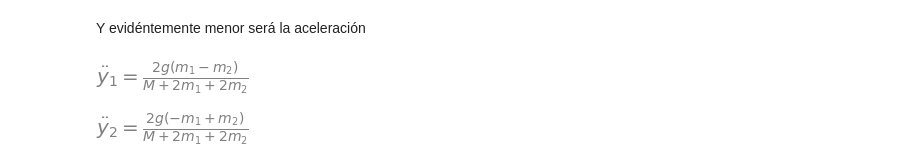
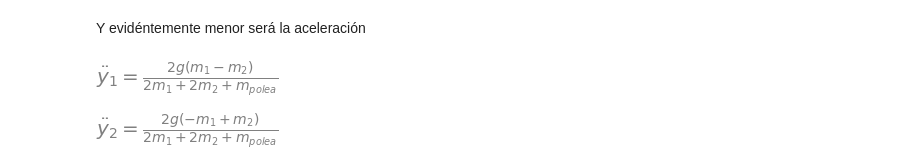
Before and after one commit to unlam/ComputationalAnalyticalMechanics, a Jupyter notebook: 04Constraints/atwoodConstraint.ipynb, the cells around one changed output. Saved outputs shown, nothing was run; the diff lists cells and outputs as text; code cells hidden in the pictures.

```diff
--- a/04Constraints/atwoodConstraint.ipynb
+++ b/04Constraints/atwoodConstraint.ipynb
@@ -153,8 +151,10 @@ def energíaPotencialGravitatoria(masa, posición, aceleracionGravitatoria):
 # %%
 # Energía potencial
 g_vector = g* (-e.y) # aceleración gravitatoria en -y versor
-m1_V = energíaPotencialGravitatoria(m1, m1_r, g_vector)
-m2_V = energíaPotencialGravitatoria(m2, m2_r, g_vector)
-V = sym.Eq(sym.Symbol('V'), m1_V.rhs + m2_V.rhs ).simplify()
+pesa1_V = energíaPotencialGravitatoria(m1, pesa1_r, g_vector)
+pesa2_V = energíaPotencialGravitatoria(m2, pesa2_r, g_vector)
+V = sm.Eq(
+  pesa1_V.lhs,
+  pesa1_V.rhs + pesa2_V.rhs ).simplify()
 V
 # %% [output]
@@ -199,10 +202,10 @@ def eulerLagrange(T, V, coordenadaGeneralizada):
         Ecuación de Euler-Lagrange homogénea para la coordenadaGeneralizada
     '''
     lagrangiano = (T.rhs - V.rhs).expand()
-    t = sym.Symbol('t') # como se deriva respecto al tiempo con la función diff se declara t como símbolo
-    return sym.Eq(
-        lagrangiano.diff(coordenadaGeneralizada)
-        - lagrangiano.diff(coordenadaGeneralizada.diff(t)).diff(t)
+    t = sm.Symbol('t') # como se deriva respecto al tiempo con la función diff se declara t como símbolo
+    return sm.Eq(
+        lagrangiano.diff(coordenadaGeneralizada.diff(t)).diff(t)
+        - lagrangiano.diff(coordenadaGeneralizada)
         , 0
     ).simplify()
 # %%
@@ -319,3 +292,0 @@ thetaPunto_f2
-# %%
-T_rotaciónPolea_x1 = T_rotaciónPolea.subs(velocidadAngular_cilindro, thetaPunto_f2)
-T_rotaciónPolea_x1
@@ -326,8 +348,8 @@ T_rotaciónPolea_x1
 # %% [markdown]
 Contemplando esta nueva contribución a la energía cinética del sistema esta es
 # %%
-T_conPolea = sym.Eq(
-    sym.Symbol('T_\mathrm{c/polea}'),
+T_conPolea = sm.Eq(
+    sm.Symbol('T_\mathrm{c/polea}'),
     T_traslación.rhs + T_rotaciónPolea_x1.rhs
 )
 T_conPolea
@@ -343,18 +365,18 @@ y1_EL_conPolea
 # %% [markdown]
 Y evidéntemente menor será la aceleración
 # %%
-y1_pp_conPolea = sym.Eq(
+y1_pp_conPolea = sm.Eq(
   y1.diff(t,2),
-  sym.solve(y1_EL_conPolea, y1.diff(t,2) )[0]
+  sm.solve(y1_EL_conPolea, y1.diff(t,2) )[0]
   )# [0] toma el único elemento de la lista
 y1_pp_conPolea
 # %% [output]
-[figure, old version]
+[figure, new version]
 # %%
-y2_pp = sym.Eq(
-  y2.diff(t,2),
-  y2_f1.diff(t,2)
-).subs(y1_pp.lhs, y1_pp_conPolea.rhs).simplify()
+y2_pp = sm.Eq(
+  y2_longitudCuerda.lhs.diff(t,2),
+  y2_longitudCuerda.rhs.diff(t,2).subs(y1_pp_conPolea.lhs, y1_pp_conPolea.rhs)
+  ).simplify()
 y2_pp
 # %% [output]
-[figure, old version]
+[figure, new version]
```
Also changed, not shown: parts of 64 cells of this notebook, 4 other files.
